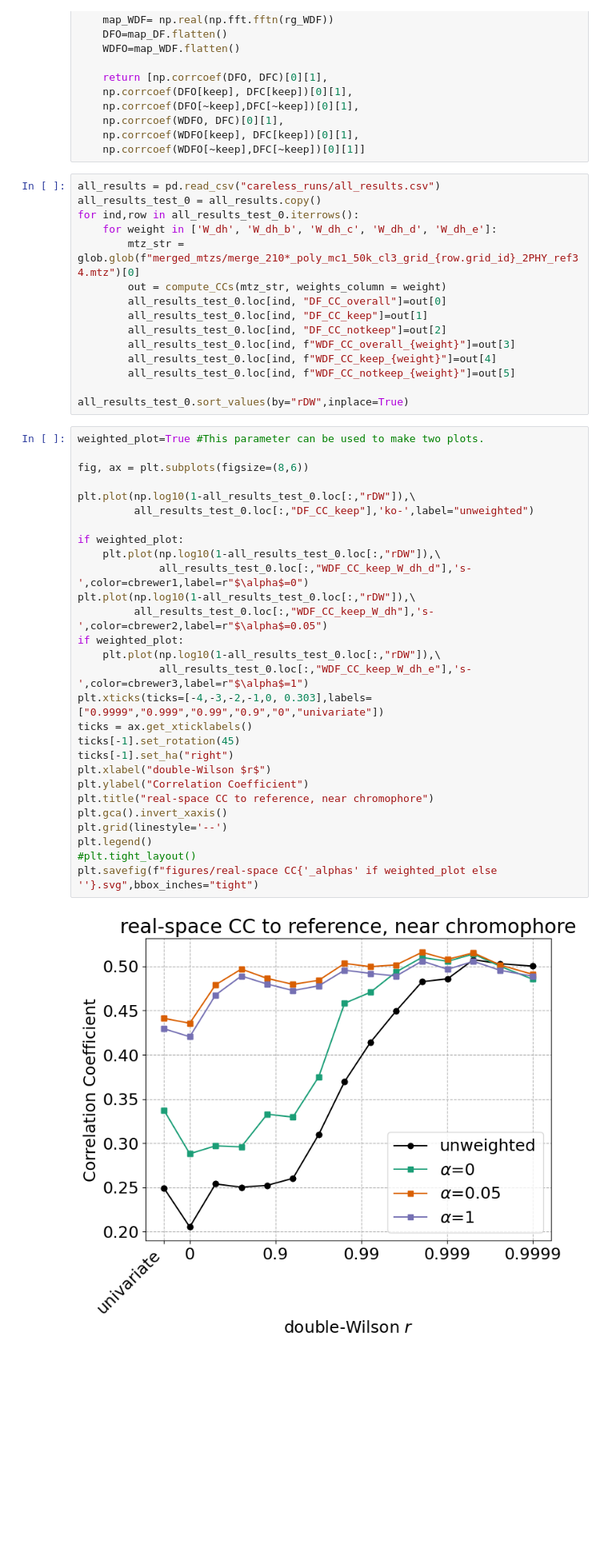
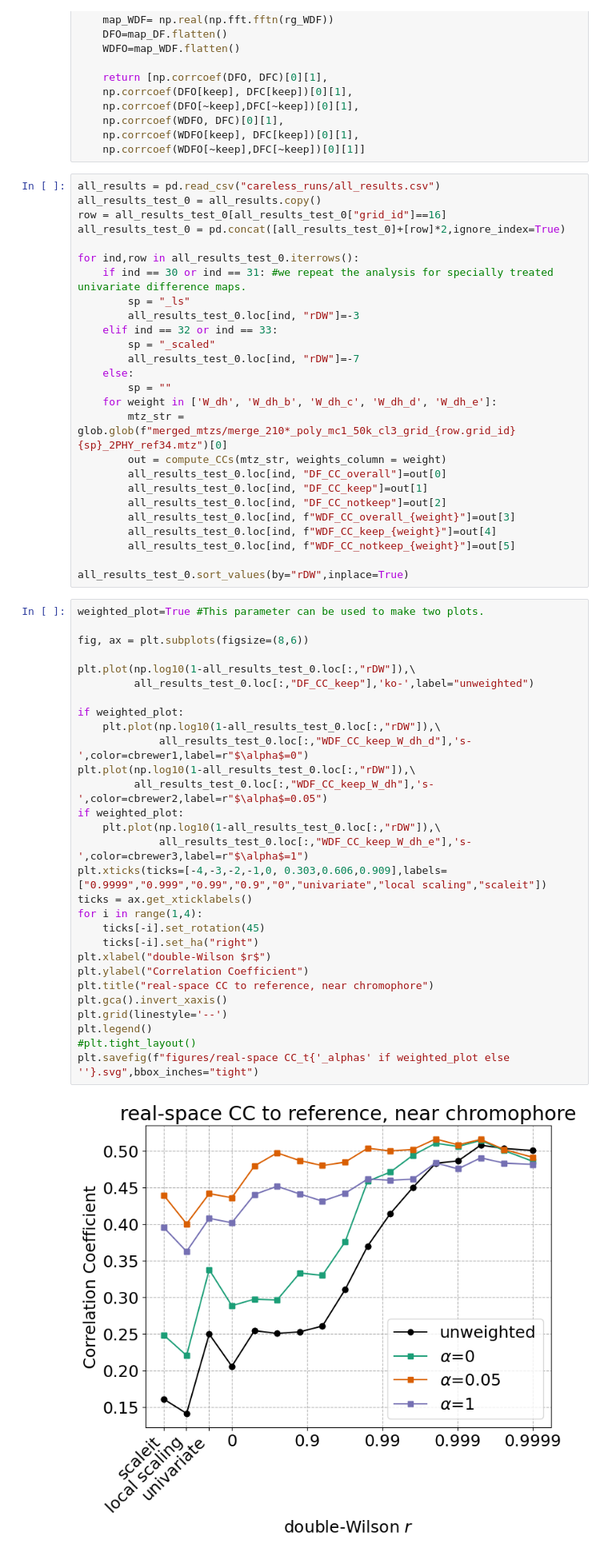
Before and after one commit to Hekstra-Lab/dw-examples, a Jupyter notebook: pyp/PYP_diff_map_corr.ipynb, the cells around one changed output. Shown: that part at 80% size. Saved outputs shown, nothing was run; the diff lists cells and outputs as text; blank space fills up the shorter version.

```diff
--- a/pyp/PYP_diff_map_corr.ipynb
+++ b/pyp/PYP_diff_map_corr.ipynb
@@ -244,9 +244,20 @@ def compute_CCs(diffmap_name, keep=keep, DFC=DFC, weights_column="W_dh"):
 # %%
 all_results = pd.read_csv("careless_runs/all_results.csv")
 all_results_test_0 = all_results.copy()
+row = all_results_test_0[all_results_test_0["grid_id"]==16]
+all_results_test_0 = pd.concat([all_results_test_0]+[row]*2,ignore_index=True)
+
 for ind,row in all_results_test_0.iterrows():
+    if ind == 30 or ind == 31: #we repeat the analysis for specially treated univariate difference maps.
+        sp = "_ls"
+        all_results_test_0.loc[ind, "rDW"]=-3
+    elif ind == 32 or ind == 33:
+        sp = "_scaled"
+        all_results_test_0.loc[ind, "rDW"]=-7
+    else:
+        sp = ""
     for weight in ['W_dh', 'W_dh_b', 'W_dh_c', 'W_dh_d', 'W_dh_e']:
-        mtz_str = glob.glob(f"merged_mtzs/merge_210*_poly_mc1_50k_cl3_grid_{row.grid_id}_2PHY_ref34.mtz")[0]
+        mtz_str = glob.glob(f"merged_mtzs/merge_210*_poly_mc1_50k_cl3_grid_{row.grid_id}{sp}_2PHY_ref34.mtz")[0]
         out = compute_CCs(mtz_str, weights_column = weight)
         all_results_test_0.loc[ind, "DF_CC_overall"]=out[0]
         all_results_test_0.loc[ind, "DF_CC_keep"]=out[1]
@@ -259,33 +270,34 @@ all_results_test_0.sort_values(by="rDW",inplace=True)
 # %%
 weighted_plot=True #This parameter can be used to make two plots.
 
 fig, ax = plt.subplots(figsize=(8,6))
 
 plt.plot(np.log10(1-all_results_test_0.loc[:,"rDW"]),\
          all_results_test_0.loc[:,"DF_CC_keep"],'ko-',label="unweighted")
 
 if weighted_plot:
     plt.plot(np.log10(1-all_results_test_0.loc[:,"rDW"]),\
              all_results_test_0.loc[:,"WDF_CC_keep_W_dh_d"],'s-',color=cbrewer1,label=r"$\alpha$=0")
 plt.plot(np.log10(1-all_results_test_0.loc[:,"rDW"]),\
          all_results_test_0.loc[:,"WDF_CC_keep_W_dh"],'s-',color=cbrewer2,label=r"$\alpha$=0.05")
 if weighted_plot:
     plt.plot(np.log10(1-all_results_test_0.loc[:,"rDW"]),\
              all_results_test_0.loc[:,"WDF_CC_keep_W_dh_e"],'s-',color=cbrewer3,label=r"$\alpha$=1")
-plt.xticks(ticks=[-4,-3,-2,-1,0, 0.303],labels=["0.9999","0.999","0.99","0.9","0","univariate"])
+plt.xticks(ticks=[-4,-3,-2,-1,0, 0.303,0.606,0.909],labels=["0.9999","0.999","0.99","0.9","0","univariate","local scaling","scaleit"])
 ticks = ax.get_xticklabels()
-ticks[-1].set_rotation(45)
-ticks[-1].set_ha("right")
+for i in range(1,4):
+    ticks[-i].set_rotation(45)
+    ticks[-i].set_ha("right")
 plt.xlabel("double-Wilson $r$")
 plt.ylabel("Correlation Coefficient")
 plt.title("real-space CC to reference, near chromophore")
 plt.gca().invert_xaxis()
 plt.grid(linestyle='--')
 plt.legend()
 #plt.tight_layout()
-plt.savefig(f"figures/real-space CC{'_alphas' if weighted_plot else ''}.svg",bbox_inches="tight")
+plt.savefig(f"figures/real-space CC_t{'_alphas' if weighted_plot else ''}.svg",bbox_inches="tight")
 # %% [output]
-[figure, old version]
+[figure, new version]
 # %%
 weighted_plot=True #This parameter can be used to make two plots.
 
```
Also changed, not shown: parts of 2 cells of this notebook, 36 other files.
